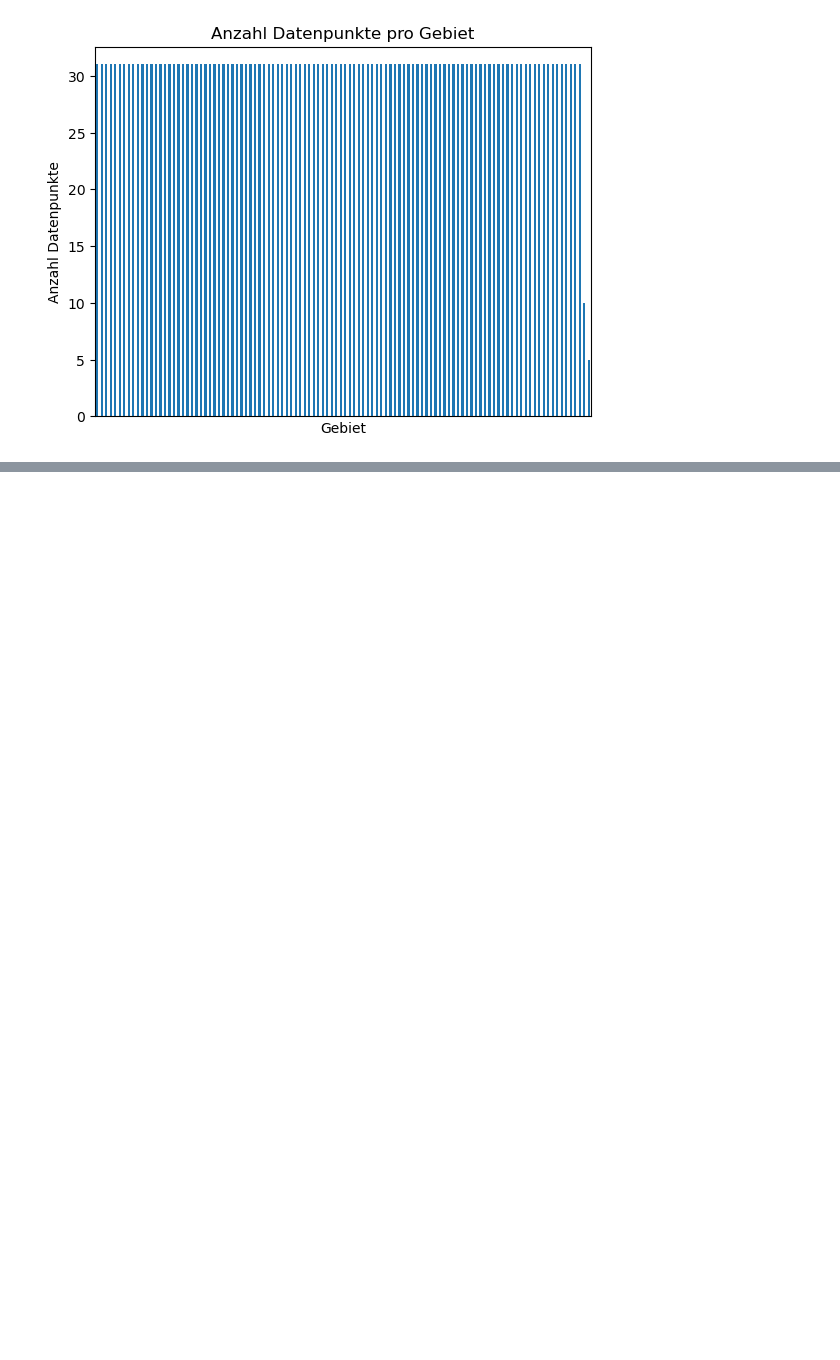
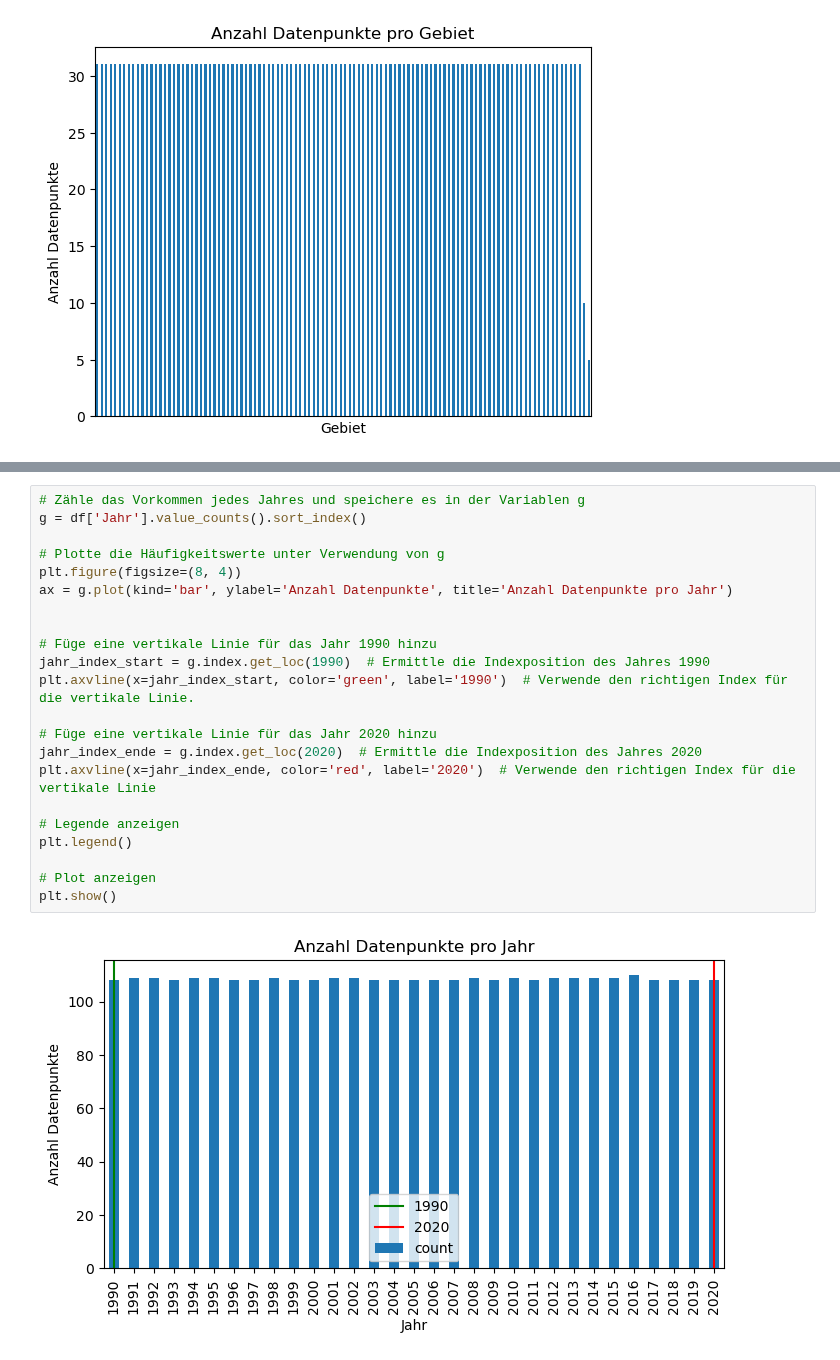
Before and after one commit to veronikamiteva/Pandas_Leistungsnachweis, a Jupyter notebook: Grundgerüst_Leistungsnachweis.ipynb, the cells around one changed output, grey strips where cells are left out. Cells and saved outputs as stored; diff of their text form; blank space fills up the shorter version.

```diff
--- a/Grundgerüst_Leistungsnachweis.ipynb
+++ b/Grundgerüst_Leistungsnachweis.ipynb
@@ -94,0 +159,24 @@ df['Gebiet'].value_counts().plot(kind='bar',
+# %%
+# Zähle das Vorkommen jedes Jahres und speichere es in der Variablen g
+g = df['Jahr'].value_counts().sort_index()
+
+# Plotte die Häufigkeitswerte unter Verwendung von g
+plt.figure(figsize=(8, 4))
+ax = g.plot(kind='bar', ylabel='Anzahl Datenpunkte', title='Anzahl Datenpunkte pro Jahr')
+
+
+# Füge eine vertikale Linie für das Jahr 1990 hinzu
+jahr_index_start = g.index.get_loc(1990)  # Ermittle die Indexposition des Jahres 1990
+plt.axvline(x=jahr_index_start, color='green', label='1990')  # Verwende den richtigen Index für die vertikale Linie.
+
+# Füge eine vertikale Linie für das Jahr 2020 hinzu
+jahr_index_ende = g.index.get_loc(2020)  # Ermittle die Indexposition des Jahres 2020
+plt.axvline(x=jahr_index_ende, color='red', label='2020')  # Verwende den richtigen Index für die vertikale Linie
+
+# Legende anzeigen
+plt.legend()
+
+# Plot anzeigen
+plt.show()
+# %% [output]
+[figure, added]
```
Also changed, not shown: parts of 9 cells of this notebook.
